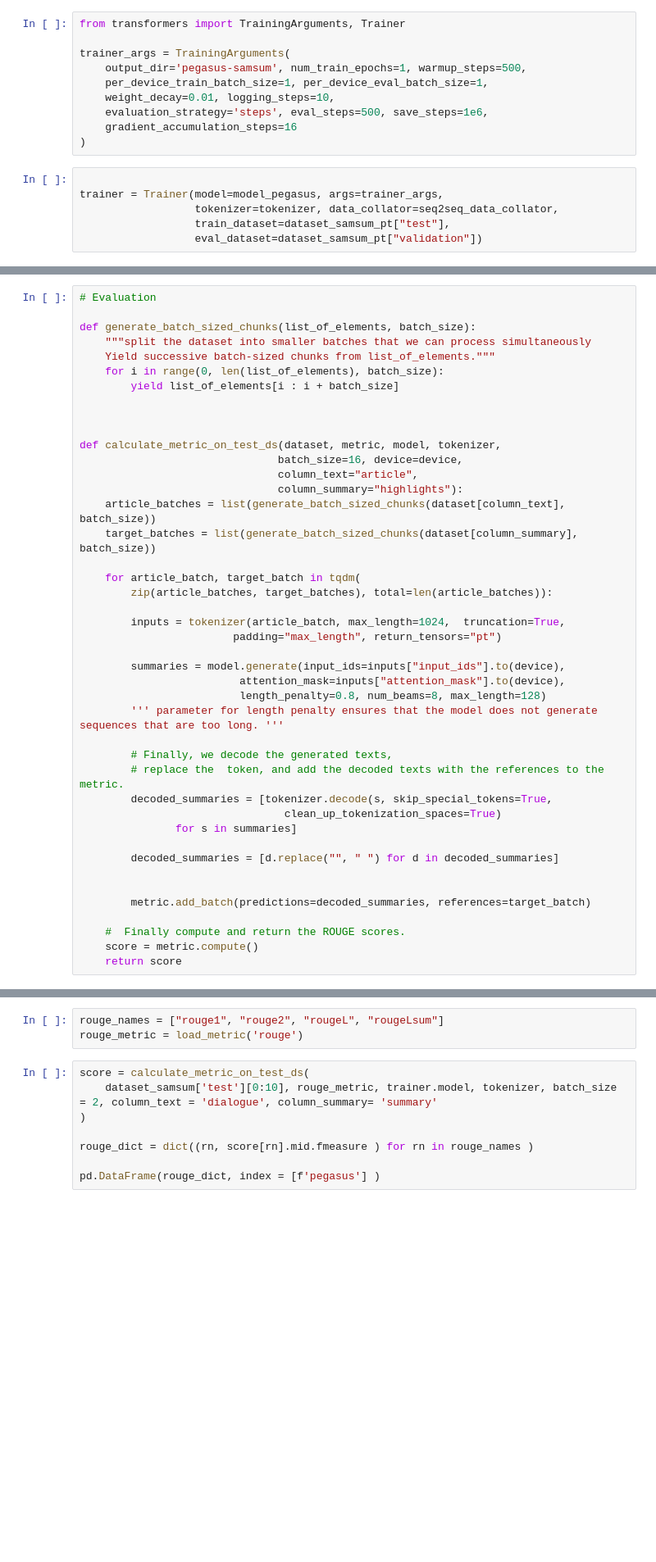
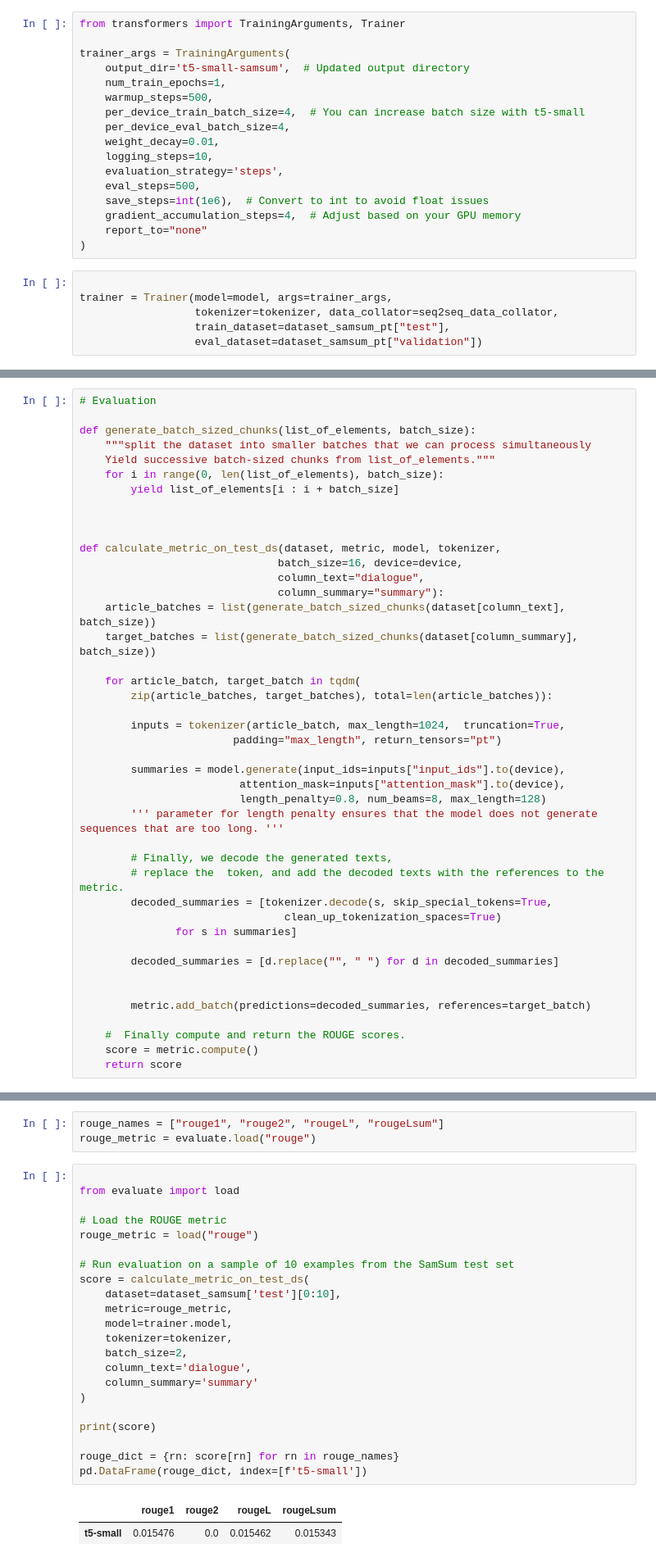
Before and after one commit to Mansoureh-Aghabeig/Text-Summarizing, a Jupyter notebook: research/Text_Summarization.ipynb, the cells around one changed output, grey strips where cells are left out. Shown: that part at 82% size. Cells and saved outputs as stored; diff of their text form; blank space fills up the shorter version.

```diff
--- a/research/Text_Summarization.ipynb
+++ b/research/Text_Summarization.ipynb
@@ -121,15 +396,22 @@ seq2seq_data_collator = DataCollatorForSeq2Seq(tokenizer, model=model_pegasus)
 from transformers import TrainingArguments, Trainer
 
 trainer_args = TrainingArguments(
-    output_dir='pegasus-samsum', num_train_epochs=1, warmup_steps=500,
-    per_device_train_batch_size=1, per_device_eval_batch_size=1,
-    weight_decay=0.01, logging_steps=10,
-    evaluation_strategy='steps', eval_steps=500, save_steps=1e6,
-    gradient_accumulation_steps=16
+    output_dir='t5-small-samsum',  # Updated output directory
+    num_train_epochs=1,
+    warmup_steps=500,
+    per_device_train_batch_size=4,  # You can increase batch size with t5-small
+    per_device_eval_batch_size=4,
+    weight_decay=0.01,
+    logging_steps=10,
+    evaluation_strategy='steps',
+    eval_steps=500,
+    save_steps=int(1e6),  # Convert to int to avoid float issues
+    gradient_accumulation_steps=4,  # Adjust based on your GPU memory
+    report_to="none"
 )
 # %%
 
-trainer = Trainer(model=model_pegasus, args=trainer_args,
+trainer = Trainer(model=model, args=trainer_args,
                   tokenizer=tokenizer, data_collator=seq2seq_data_collator,
                   train_dataset=dataset_samsum_pt["test"],
                   eval_dataset=dataset_samsum_pt["validation"])
@@ -148,8 +436,8 @@ def generate_batch_sized_chunks(list_of_elements, batch_size):
 
 def calculate_metric_on_test_ds(dataset, metric, model, tokenizer,
                                batch_size=16, device=device,
-                               column_text="article",
-                               column_summary="highlights"):
+                               column_text="dialogue",
+                               column_summary="summary"):
     article_batches = list(generate_batch_sized_chunks(dataset[column_text], batch_size))
     target_batches = list(generate_batch_sized_chunks(dataset[column_summary], batch_size))
 
@@ -181,13 +476,30 @@ def calculate_metric_on_test_ds(dataset, metric, model, tokenizer,
 # %%
 rouge_names = ["rouge1", "rouge2", "rougeL", "rougeLsum"]
-rouge_metric = load_metric('rouge')
+rouge_metric = evaluate.load("rouge")
 # %%
+
+from evaluate import load
+
+# Load the ROUGE metric
+rouge_metric = load("rouge")
+
+# Run evaluation on a sample of 10 examples from the SamSum test set
 score = calculate_metric_on_test_ds(
-    dataset_samsum['test'][0:10], rouge_metric, trainer.model, tokenizer, batch_size = 2, column_text = 'dialogue', column_summary= 'summary'
+    dataset=dataset_samsum['test'][0:10],
+    metric=rouge_metric,
+    model=trainer.model,
+    tokenizer=tokenizer,
+    batch_size=2,
+    column_text='dialogue',
+    column_summary='summary'
 )
 
-rouge_dict = dict((rn, score[rn].mid.fmeasure ) for rn in rouge_names )
+print(score)
 
-pd.DataFrame(rouge_dict, index = [f'pegasus'] )
+rouge_dict = {rn: score[rn] for rn in rouge_names}
+pd.DataFrame(rouge_dict, index=[f't5-small'])
+# %% [output]
+|  | rouge1 | rouge2 | rougeL | rougeLsum |
+| t5-small | 0.015476 | 0.0 | 0.015462 | 0.015343 |
 # %%
 ## Save model
```
Also changed, not shown: parts of 35 cells of this notebook, 3 other files.
